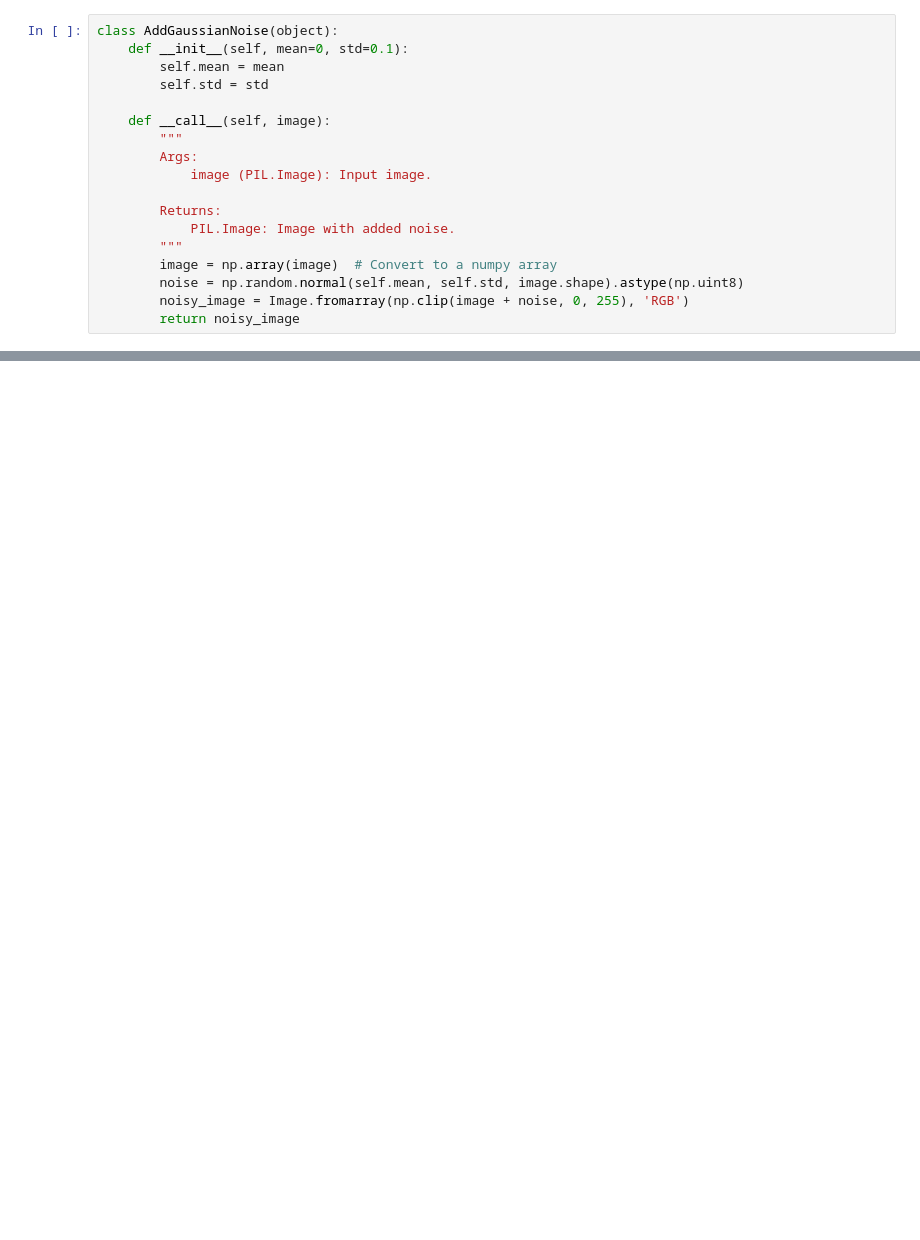
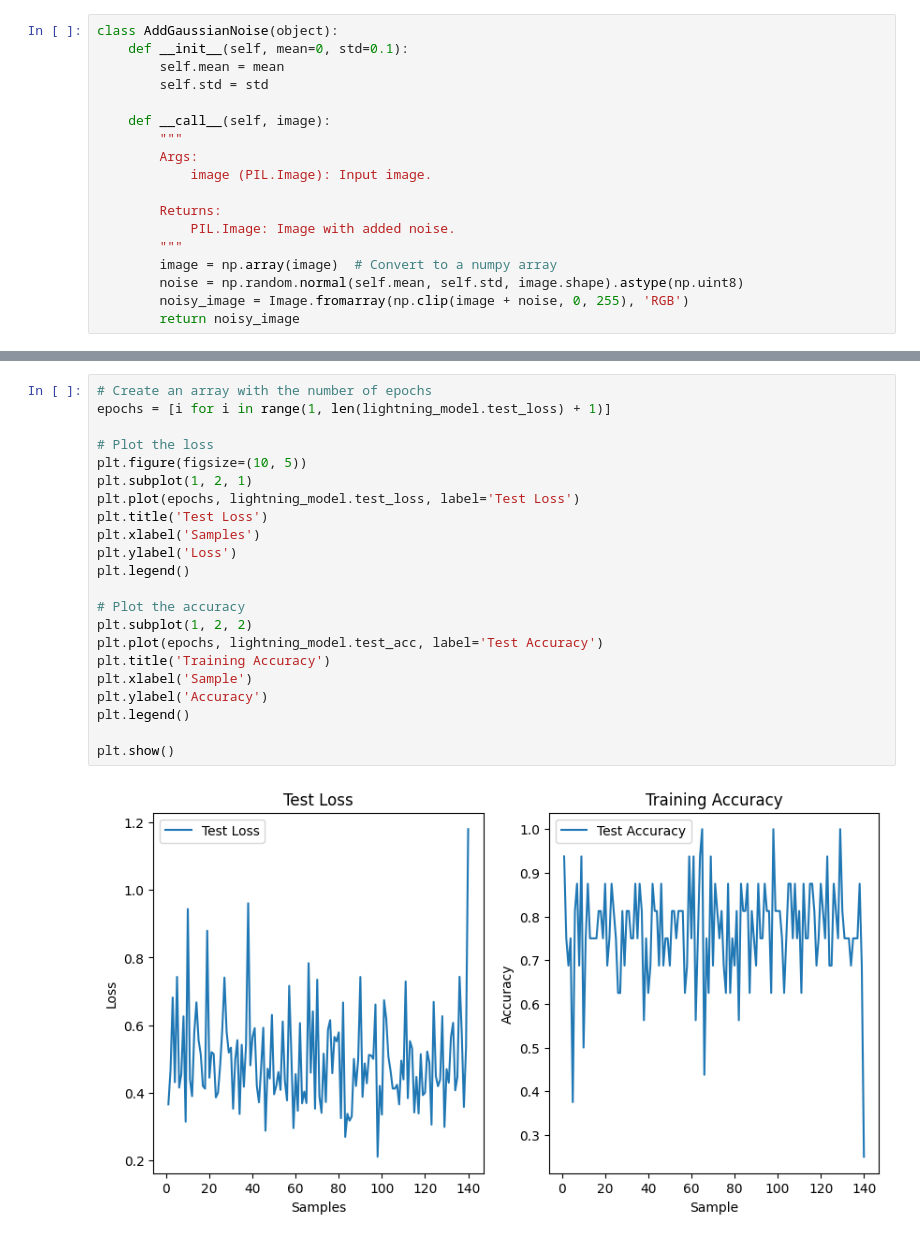
Before and after one commit to Denylson-Fuentes/Tire_Quality_Detector, a Jupyter notebook: Tire Quality Inspector.ipynb, the cells around one changed output, grey strips where cells are left out. Saved outputs shown, nothing was run; the diff lists cells and outputs as text; blank space fills up the shorter version.

```diff
--- a/Tire Quality Inspector.ipynb
+++ b/Tire Quality Inspector.ipynb
@@ -152,0 +373,24 @@ test_dataloader = torch.utils.data.DataLoader(test_dataset, batch_size=16, shuff
+# %%
+# Create an array with the number of epochs
+epochs = [i for i in range(1, len(lightning_model.test_loss) + 1)]
+
+# Plot the loss
+plt.figure(figsize=(10, 5))
+plt.subplot(1, 2, 1)
+plt.plot(epochs, lightning_model.test_loss, label='Test Loss')
+plt.title('Test Loss')
+plt.xlabel('Samples')
+plt.ylabel('Loss')
+plt.legend()
+
+# Plot the accuracy
+plt.subplot(1, 2, 2)
+plt.plot(epochs, lightning_model.test_acc, label='Test Accuracy')
+plt.title('Training Accuracy')
+plt.xlabel('Sample')
+plt.ylabel('Accuracy')
+plt.legend()
+
+plt.show()
+# %% [output]
+[figure, added]
```
Also changed, not shown: parts of 24 cells of this notebook.
